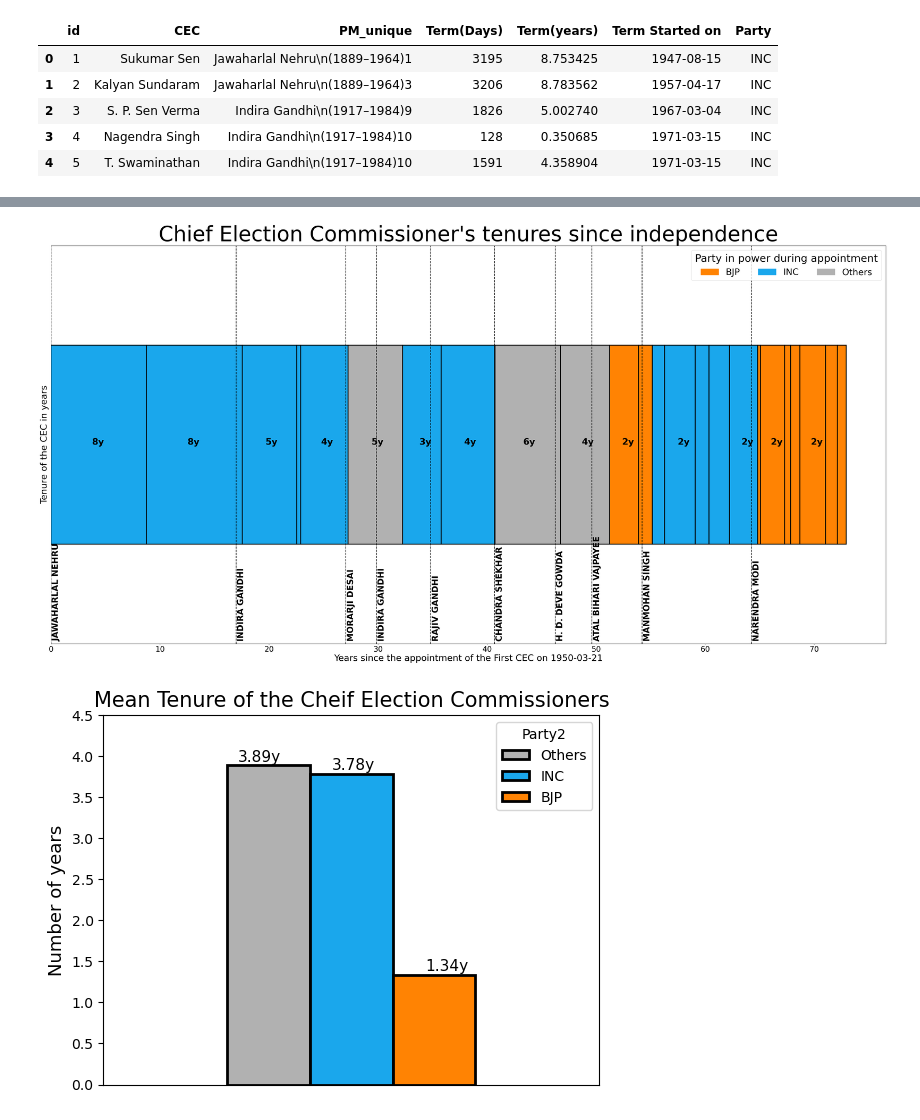
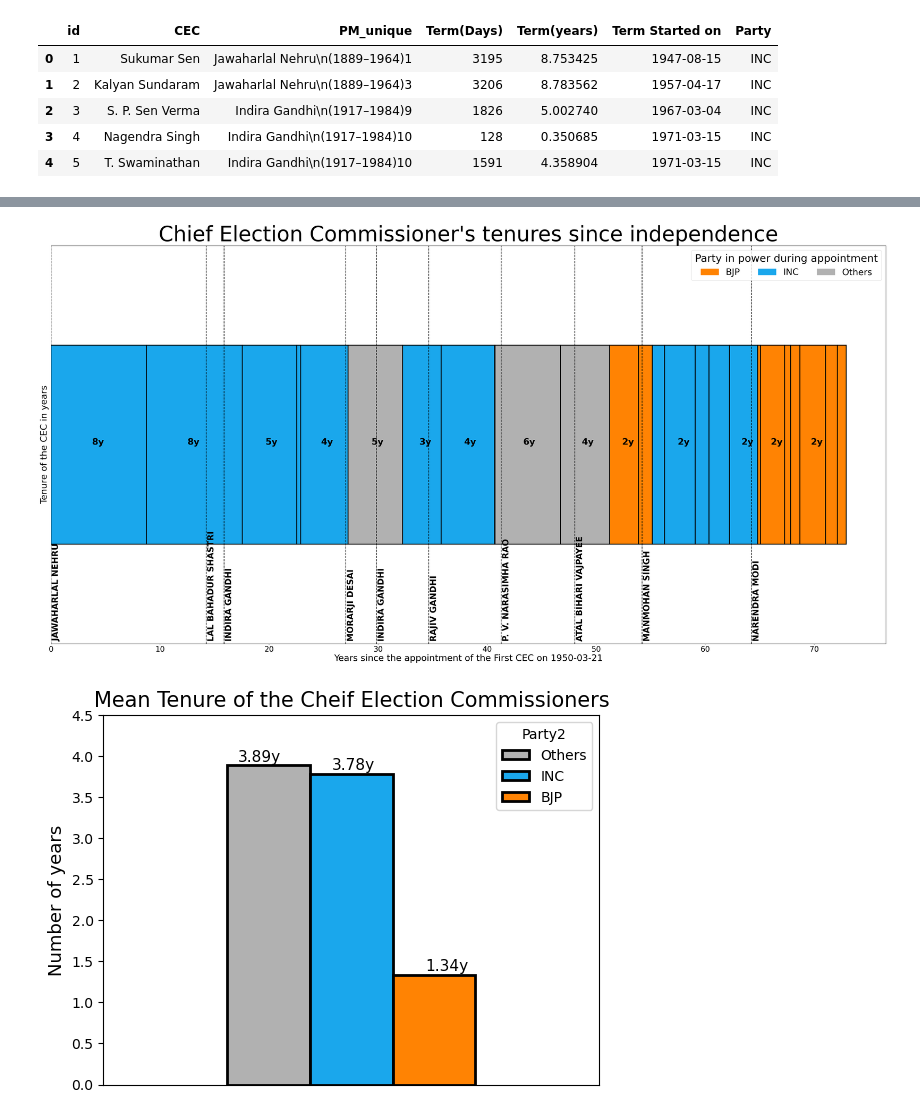
Before and after one commit to d-saikrishna/SamvidhanBot, a Jupyter notebook: Blogs/ElectionCommission/ElectionCommission.ipynb, the cells around one changed output, grey strips where cells are left out. Saved outputs shown, nothing was run; the diff lists cells and outputs as text; code cells hidden in the pictures.

```diff
--- a/Blogs/ElectionCommission/ElectionCommission.ipynb
+++ b/Blogs/ElectionCommission/ElectionCommission.ipynb
@@ -90,6 +115,18 @@ for idx, row in ElectionCommissioners.iterrows():
 # %%
 ElectionCommissioners['PM'] = ElectionCommissioners['PM_unique'].apply(lambda x: x.split('\n')[0])
 # %%
-cols = ["PM","Term Started on"]
-PrimeMinisters_droppedconsecutive = ElectionCommissioners[cols].loc[(ElectionCommissioners['PM'].shift() != ElectionCommissioners['PM'])]
-PrimeMinisters_droppedconsecutive
+cols = ["PrimeMinister","Term Started on"]
+PrimeMinisters_droppedconsecutive = PrimeMinisters[cols].loc[(PrimeMinisters['PrimeMinister'].shift() != PrimeMinisters['PrimeMinister'])]
+
+PrimeMinisters_droppedconsecutive['PrimeMinister'] = PrimeMinisters_droppedconsecutive['PrimeMinister'].str.split('\n').str[0]
+
+# Convert 'dates' column to datetime type
+#df['dates'] = pd.to_datetime(df['dates'])
+
+# Calculate the consecutive differences between dates in days
+# Shift the dates by one row
+PrimeMinisters_droppedconsecutive['previous_date'] = PrimeMinisters_droppedconsecutive['Term Started on'].shift(-1)
+PrimeMinisters_droppedconsecutive['previous_date'].fillna(pd.Timestamp.today().normalize(), inplace=True)
+
+PrimeMinisters_droppedconsecutive['Term'] = (PrimeMinisters_droppedconsecutive['previous_date'] - PrimeMinisters_droppedconsecutive['Term Started on']).dt.days
+PrimeMinisters_droppedconsecutive.drop(columns=['previous_date'], inplace=True)
@@ -108,3 +133,5 @@ PrimeMinisters_droppedconsecutive
+# %%
+PrimeMinisters_droppedconsecutive = PrimeMinisters_droppedconsecutive[PrimeMinisters_droppedconsecutive.Term >= 365]
 # %%
 ElectionCommissioners[['Term(years)']].T.plot.barh(stacked=True,
                                                   figsize=(50,24),
@@ -117,35 +144,35 @@ others_patch = mpatches.Patch(color='#b1b1b1', label='Others')
 for idx, row in PrimeMinisters_droppedconsecutive.iterrows():
     if idx==0:
         x_cord = 0
     else:
         x_cord = (row['Term Started on']-first_cec_appoined).days/365
 
     plt.axvline(x=x_cord, linestyle='dashed', color='black', linewidth=2)
-    pm_name = row['PM']
+    pm_name = row['PrimeMinister']
     plt.text(x_cord+0.1,-.49,
              pm_name.upper()
              , rotation=90, fontsize=28
             ,fontweight='bold')
 
 x_cord = 0
 for idx, row in ElectionCommissioners.iterrows():
     if row['Term(years)'] <2:
         x_cord = x_cord+row['Term(years)']
         continue
     x_cord = x_cord+row['Term(years)']
     plt.text(x_cord-row['Term(years)']/1.75,0,str(int(row['Term(years)']))+'y', rotation=0, fontsize=30,
              fontweight='bold')
 
 plt.yticks([])
 plt.xticks(fontsize=25)
 plt.ylabel('Tenure of the CEC in years', fontsize=30)
 plt.xlabel('Years since the appointment of the First CEC on 1950-03-21', fontsize=30)
 plt.title("Chief Election Commissioner's tenures since independence", fontsize=70)
 plt.legend(handles=[bjp_patch,inc_patch,others_patch], ncol=3, fontsize=30, loc='upper right',
            title='Party in power during appointment', title_fontsize='35')
 plt.savefig('CEC_Tenures.jpg', bbox_inches='tight')
 # %% [output]
-[figure, old version]
+[figure, new version]
 # %%
 ElectionCommissioners['Party2'] = ElectionCommissioners.Party.replace({'JD':"Others",'JP':"Others",'SJP':"Others"})
 party_mean = ElectionCommissioners.groupby('Party2')[['Term(years)']].mean().sort_values('Term(years)',ascending=False)
```
Also changed, not shown: parts of 3 cells of this notebook, 9 other files.
